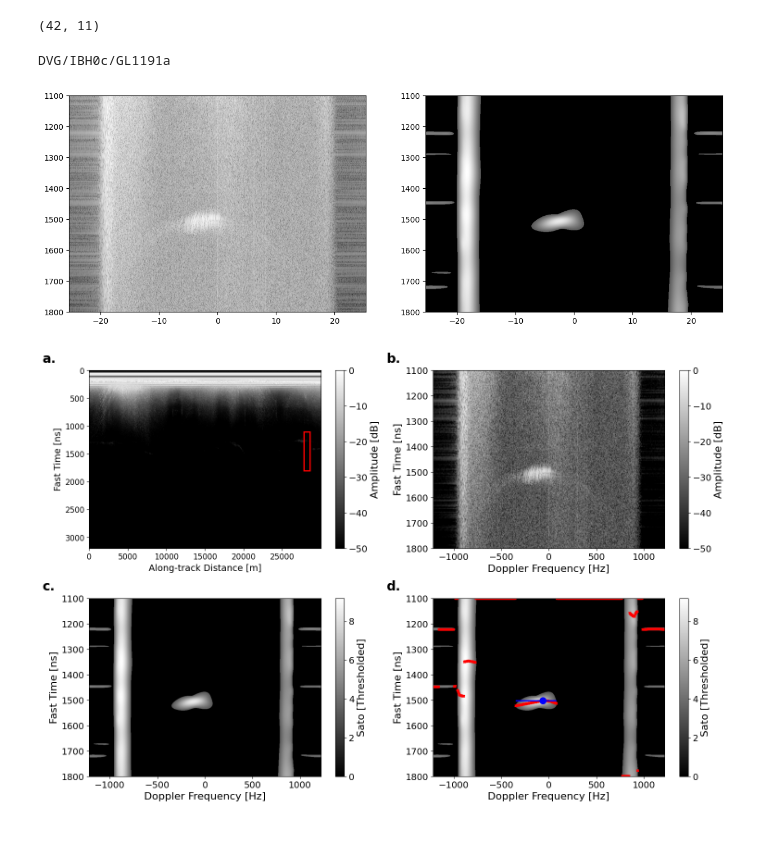
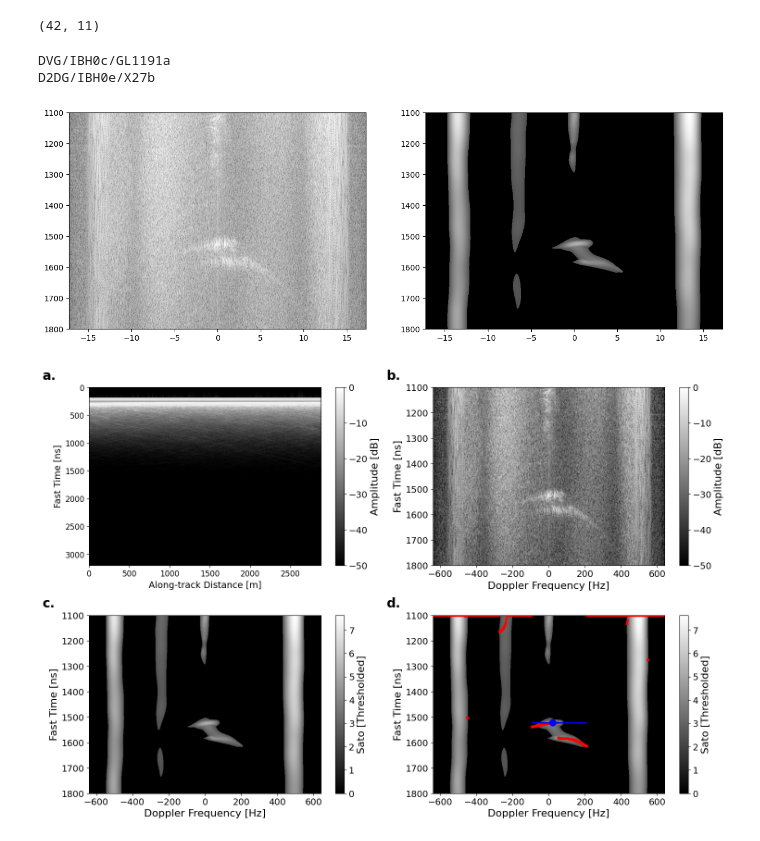
Before and after one commit to zsk4/DavidSpecularity, a Jupyter notebook: FigureS1/FigS1Test.ipynb, the cells around one changed output. Cells and saved outputs as stored; diff of their text form; code cells hidden in the pictures.

```diff
--- a/FigureS1/FigS1Test.ipynb
+++ b/FigureS1/FigS1Test.ipynb
@@ -338,6 +337,14 @@ for radargram in offset_video_radargrams_1617:
         print(radargram.transect_id)
         test_rad = radargram
         break
+
+rad_no = 'X27b'
+for radargram in offset_video_radargrams_1819:
+    if rad_no in radargram.transect_id:
+        print(radargram.transect_id)
+        test_rad = radargram
+        break
+
 
 avg_distance = np.mean(np.diff(test_rad['distance'].values))
 
@@ -352,6 +359,7 @@ dd = np.gradient(test_rad.distance.values) # meters
 test_rad['velocity'] = (('distance',), dd/ dt) # m/s
 # %% [output]
 DVG/IBH0c/GL1191a
+D2DG/IBH0e/X27b
 # %%
 def plot_doppler(freq, data, data_fft, start_y, end_y, ridge_params, rad_db_sato,start_x, end_x):
     """
@@ -454,7 +462,7 @@ dat = test_rad['bxds2'].compute().astype(np.float32)
 analytic = scipy.signal.hilbert(dat, axis=1)
 data = analytic.T
 
-starting_x_loc = 27800 # Note this is actually the 12000th index of the radargram. But because the radargram is sampled at 1m intervals (e.g., test_rad['distance'].plot()), this corresponds to 12000 m along track.
+starting_x_loc = 12000 # Note this is actually the 12000th index of the radargram. But because the radargram is sampled at 1m intervals (e.g., test_rad['distance'].plot()), this corresponds to 12000 m along track.
 f_transform_width = 750
 
 freq, data_fft, start_y, end_y, x_center, y_center = compute_doppler_spectrum(test_rad, starting_x_loc, starting_x_loc+f_transform_width)
@@ -493,11 +501,9 @@ fig, (ax1,ax2) = plt.subplots(1,2, figsize=(15, 5))
 im = ax1.imshow(rad_db_orig, aspect='auto', cmap='gray', origin='upper',extent = [freq[0], freq[-1],end_y, start_y])
 im = ax2.imshow(rad_db_sato,aspect='auto', cmap='gray',origin='upper',extent = [freq[0], freq[-1],end_y, start_y])
 # %% [output]
-[figure, old version]
+[figure, new version]
 # %%
-data_clip = data[:-1, 20000:50000]
-
 fig = plot_doppler(doppler_freq, data_clip, data_fft, start_y, end_y, ridge_params, sato_thresholded,starting_x_loc,starting_x_loc+f_transform_width)
 fig.tight_layout()
 # %% [output]
-[figure, old version]
+[figure, new version]
```
Also changed, not shown: parts of 7 cells of this notebook, 2 other files.
